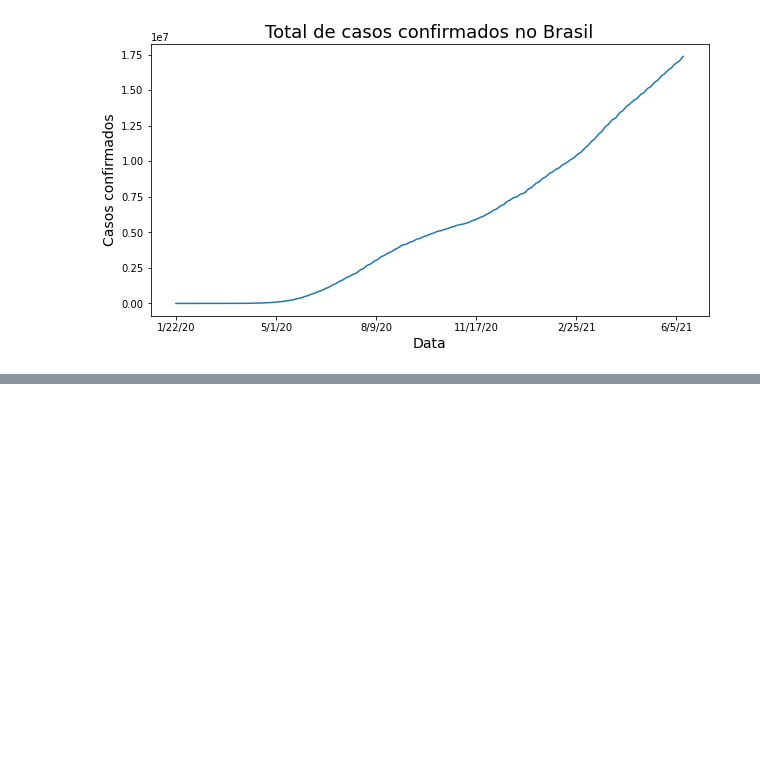
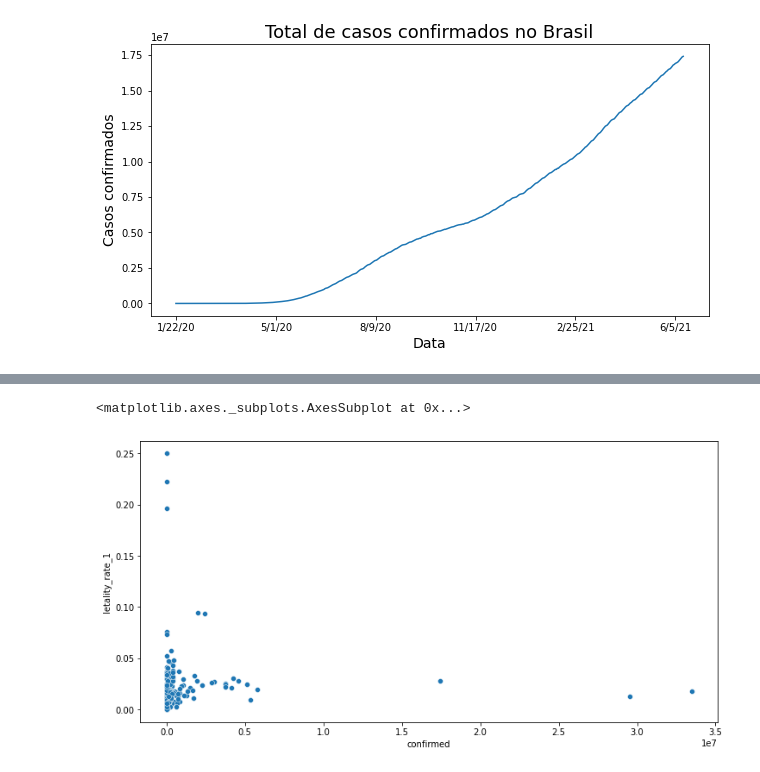
Before and after one commit to jordanfalcao/data-analytics, a Jupyter notebook: Análise para Saúde e Medicina - Covid 19/Data_Science_e_Saúde.ipynb, the cells around one changed output, grey strips where cells are left out. Drawn from its saved outputs; the diff is of its cells as text; code cells hidden in the pictures; blank space fills up the shorter version.

```diff
--- a/Análise para Saúde e Medicina - Covid 19/Data_Science_e_Saúde.ipynb
+++ b/Análise para Saúde e Medicina - Covid 19/Data_Science_e_Saúde.ipynb
@@ -288,0 +459,7 @@ deaths_by_country.loc['Brazil'][2:].plot()
+# %%
+# scaaterplot
+plt.figure(figsize = (12, 6))
+sns.scatterplot(data = combined, x = 'confirmed', y = 'letality_rate_1')
+# %% [output]
+<matplotlib.axes._subplots.AxesSubplot at 0x...>
+[figure, added]
```
Also changed, not shown: parts of 27 cells of this notebook, 1 other file.
